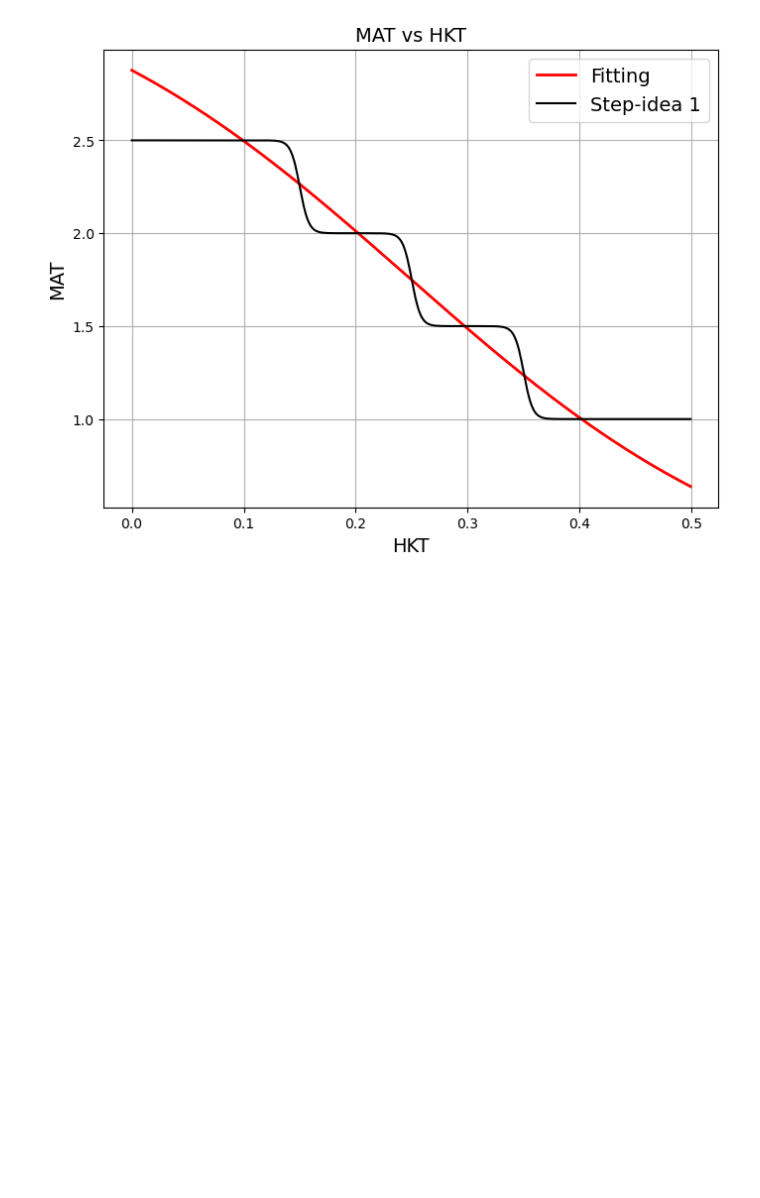
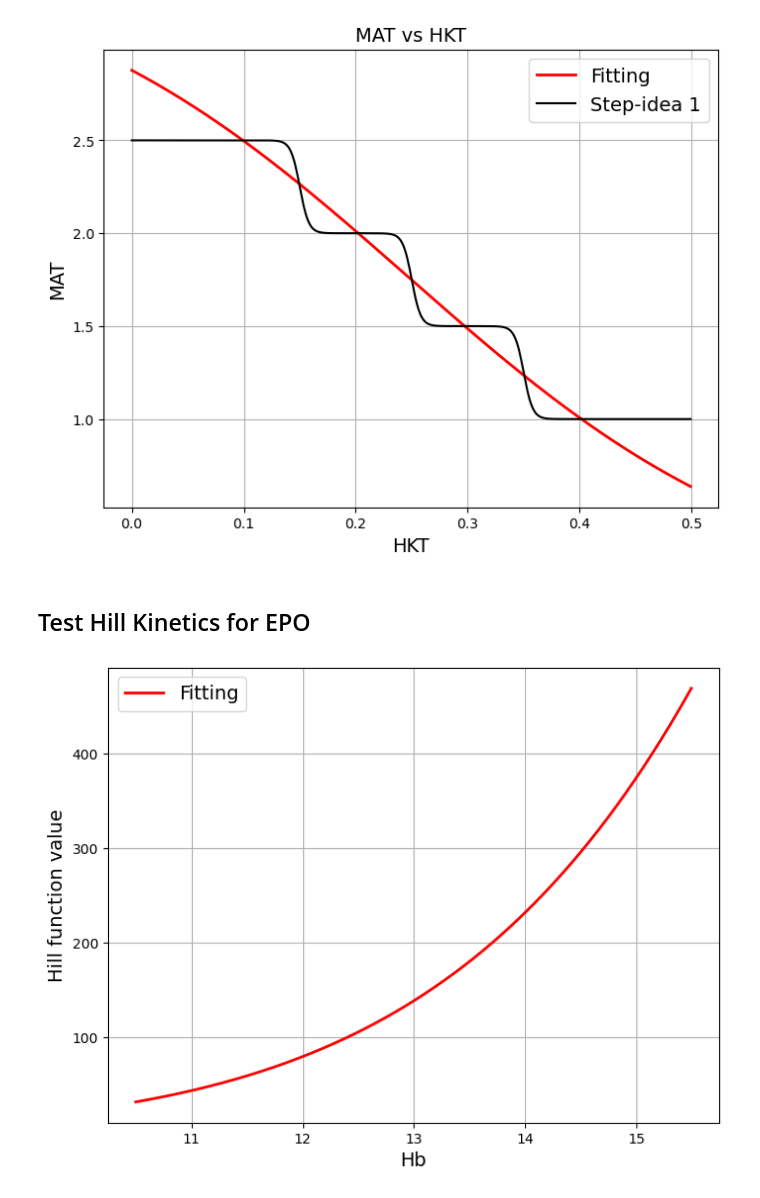
Before and after one commit to Nexia23/PTH_model_chapter, a Jupyter notebook: plot_dependeces.ipynb, the cells around one changed output. Saved outputs shown, nothing was run; the diff lists cells and outputs as text; code cells hidden in the pictures; blank space fills up the shorter version.

Commit message:
added hill function plot for Hb control over P death

```diff
--- a/plot_dependeces.ipynb
+++ b/plot_dependeces.ipynb
@@ -61,3 +61,26 @@ ax.legend(loc='best', fontsize=14)
 plt.show()
 # %% [output]
 [figure]
+# %% [markdown]
+## Test Hill Kinetics for EPO
+# %%
+def hill_func(x, a, k, r)-> list:
+    return a/(1+k*x**r)
+
+hb = np.arange(10.5, 15.5, 0.01)
+
+vals = hill_func(hb, 15600, 0.0382, 6.96)**(-1)
+# %%
+fig, ax = plt.subplots(figsize=(8, 6))
+
+ax.plot(hb, vals, color='red', linewidth=2, label='Fitting')
+#ax.plot(hkt, 1+step_1+step_2+step_3,color='black', label='Step-idea 1')
+
+ax.set_xlabel('Hb', fontsize=14)
+ax.set_ylabel('Hill function value', fontsize=14)
+#ax.set_title('MAT vs HKT', fontsize=14)
+ax.grid(True)
+ax.legend(loc='best', fontsize=14)
+plt.show()
+# %% [output]
+[figure, added]
```
